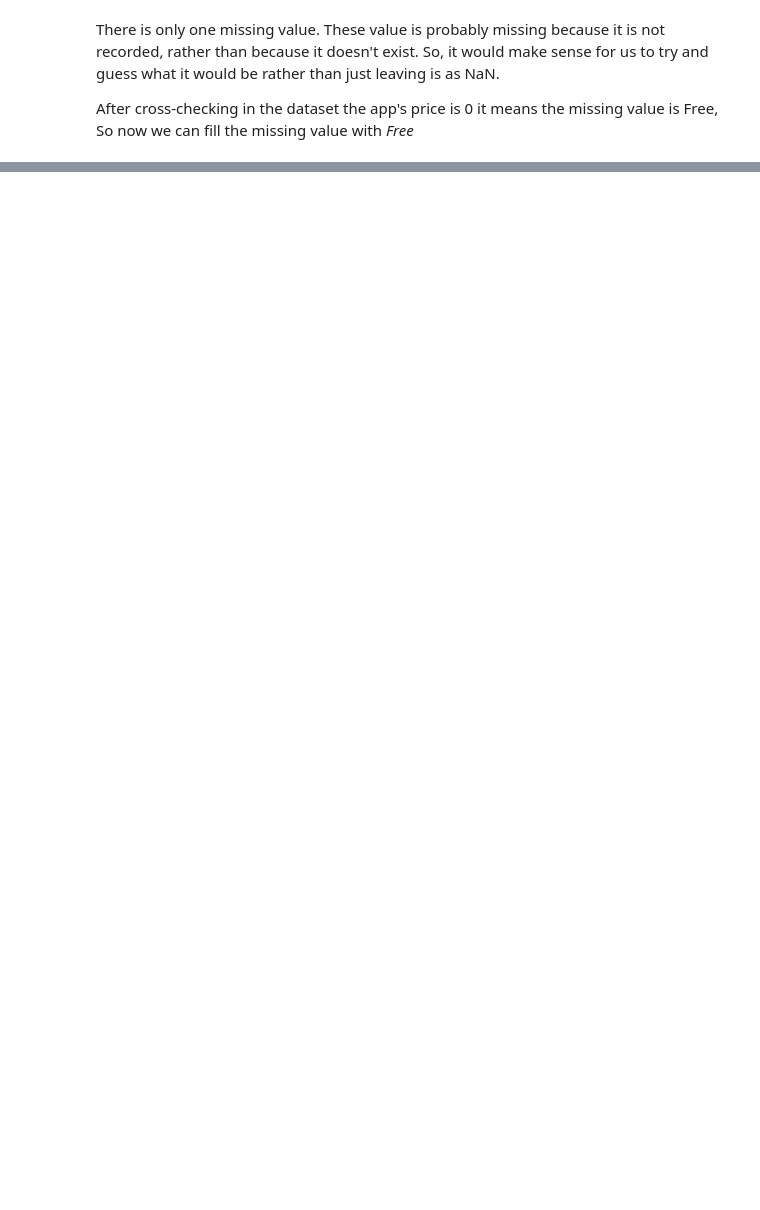
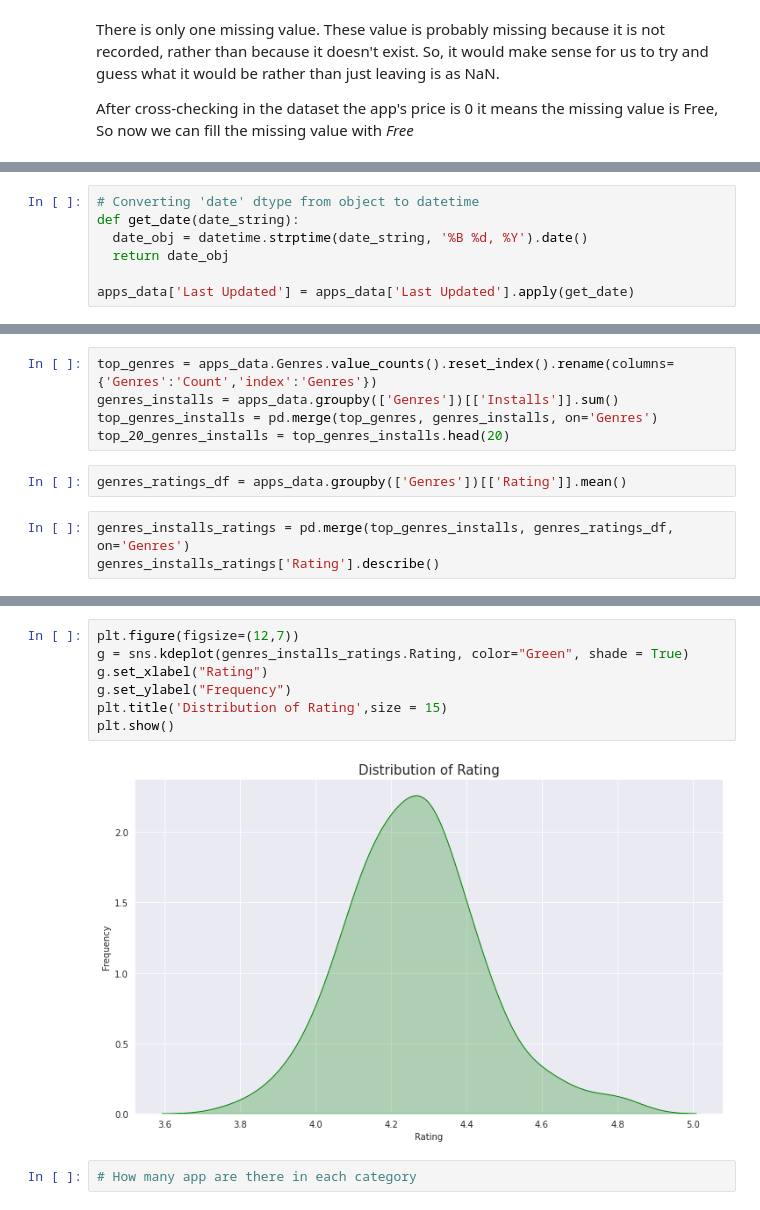
Before and after one commit to tushwagh/Playstore-Data-analysis, a Jupyter notebook: Play_Store_App_Review_Analysis_Capstone_Project.ipynb, the cells around one changed output, grey strips where cells are left out. Saved outputs shown, nothing was run; the diff lists cells and outputs as text; blank space fills up the shorter version.

```diff
--- a/Play_Store_App_Review_Analysis_Capstone_Project.ipynb
+++ b/Play_Store_App_Review_Analysis_Capstone_Project.ipynb
@@ -141,0 +265,7 @@ After cross-checking in the dataset the app's price is 0 it means the missing va
+# %%
+# Converting 'date' dtype from object to datetime
+def get_date(date_string):
+  date_obj = datetime.strptime(date_string, '%B %d, %Y').date()
+  return date_obj
+
+apps_data['Last Updated'] = apps_data['Last Updated'].apply(get_date)
@@ -141,0 +338,10 @@ After cross-checking in the dataset the app's price is 0 it means the missing va
+# %%
+top_genres = apps_data.Genres.value_counts().reset_index().rename(columns={'Genres':'Count','index':'Genres'})
+genres_installs = apps_data.groupby(['Genres'])[['Installs']].sum()
+top_genres_installs = pd.merge(top_genres, genres_installs, on='Genres')
+top_20_genres_installs = top_genres_installs.head(20)
+# %%
+genres_ratings_df = apps_data.groupby(['Genres'])[['Rating']].mean()
+# %%
+genres_installs_ratings = pd.merge(top_genres_installs, genres_ratings_df, on='Genres')
+genres_installs_ratings['Rating'].describe()
@@ -141,0 +358,11 @@ After cross-checking in the dataset the app's price is 0 it means the missing va
+# %%
+plt.figure(figsize=(12,7))
+g = sns.kdeplot(genres_installs_ratings.Rating, color="Green", shade = True)
+g.set_xlabel("Rating")
+g.set_ylabel("Frequency")
+plt.title('Distribution of Rating',size = 15)
+plt.show()
+# %% [output]
+[figure, added]
+# %%
+# How many app are there in each category
```
Also changed, not shown: parts of 40 cells of this notebook.
